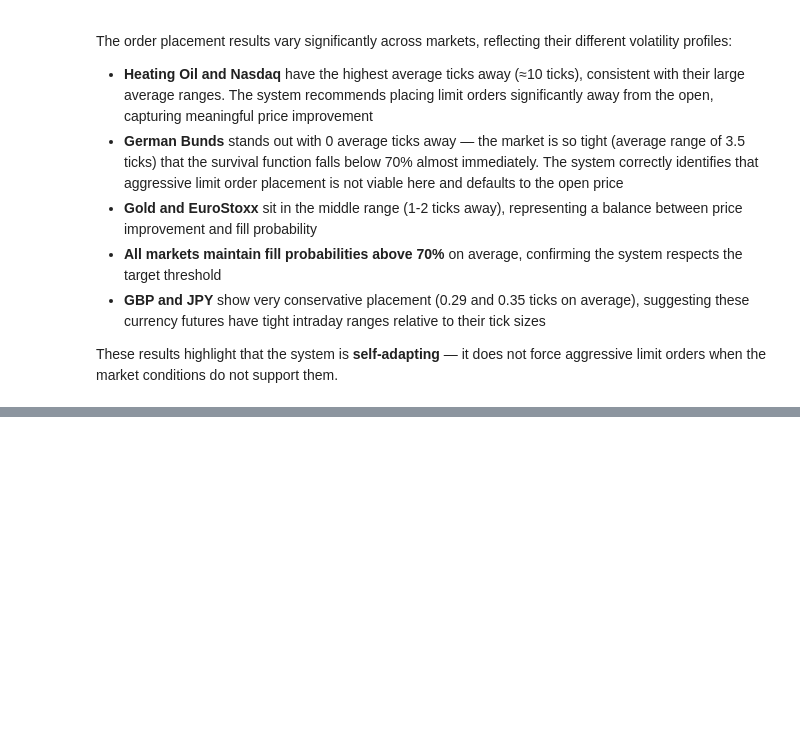
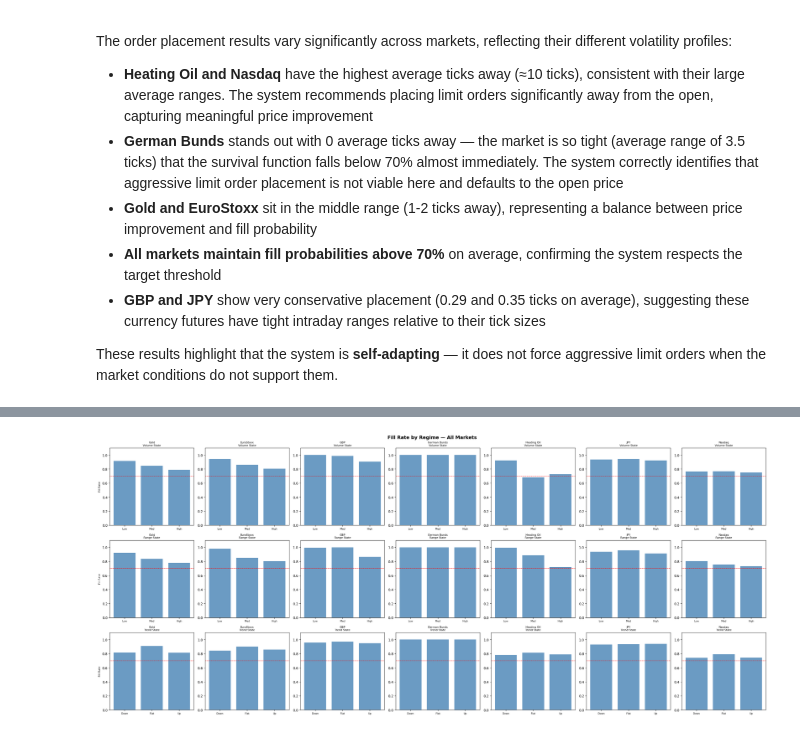
Before and after one commit to swaran02/ordermanagement_mc, a Jupyter notebook: TermProject2_Final.ipynb, the cells around one changed output, grey strips where cells are left out. Cells and saved outputs as stored; diff of their text form; code cells hidden in the pictures; blank space fills up the shorter version.

```diff
--- a/TermProject2_Final.ipynb
+++ b/TermProject2_Final.ipynb
@@ -526,0 +697,29 @@ The statistical engine developed in this project demonstrates that:
+# %%
+fig, axes = plt.subplots(3, 7, figsize=(28, 12))
+
+state_labels = {
+    "vol_state": {1:"Low", 2:"Med", 3:"High"},
+    "range_state": {1:"Low", 2:"Med", 3:"High"},
+    "trend_state": {1:"Down", 2:"Flat", 3:"Up"}
+}
+
+for j, (market, _) in enumerate(all_overall.items()):
+    for i, (df, col, title) in enumerate([
+        (all_by_vol[market], "vol_state", "Volume State"),
+        (all_by_range[market], "range_state", "Range State"),
+        (all_by_trend[market], "trend_state", "Trend State")
+    ]):
+        labels = [state_labels[col][x] for x in df[col]]
+        axes[i][j].bar(labels, df["fill_rate"], color="steelblue", alpha=0.8)
+        axes[i][j].axhline(y=0.70, color="red", linestyle="--", linewidth=0.8)
+        axes[i][j].set_ylim(0, 1.1)
+        axes[i][j].set_title(f"{market}\n{title}", fontsize=8)
+        axes[i][j].tick_params(axis='x', labelsize=7)
+        if j == 0:
+            axes[i][j].set_ylabel("Fill Rate", fontsize=8)
+
+plt.suptitle("Fill Rate by Regime — All Markets", fontweight="bold", fontsize=14)
+plt.tight_layout()
+plt.show()
+# %% [output]
+[figure, added]
```
Also changed, not shown: parts of 12 cells of this notebook, 1 other file.
